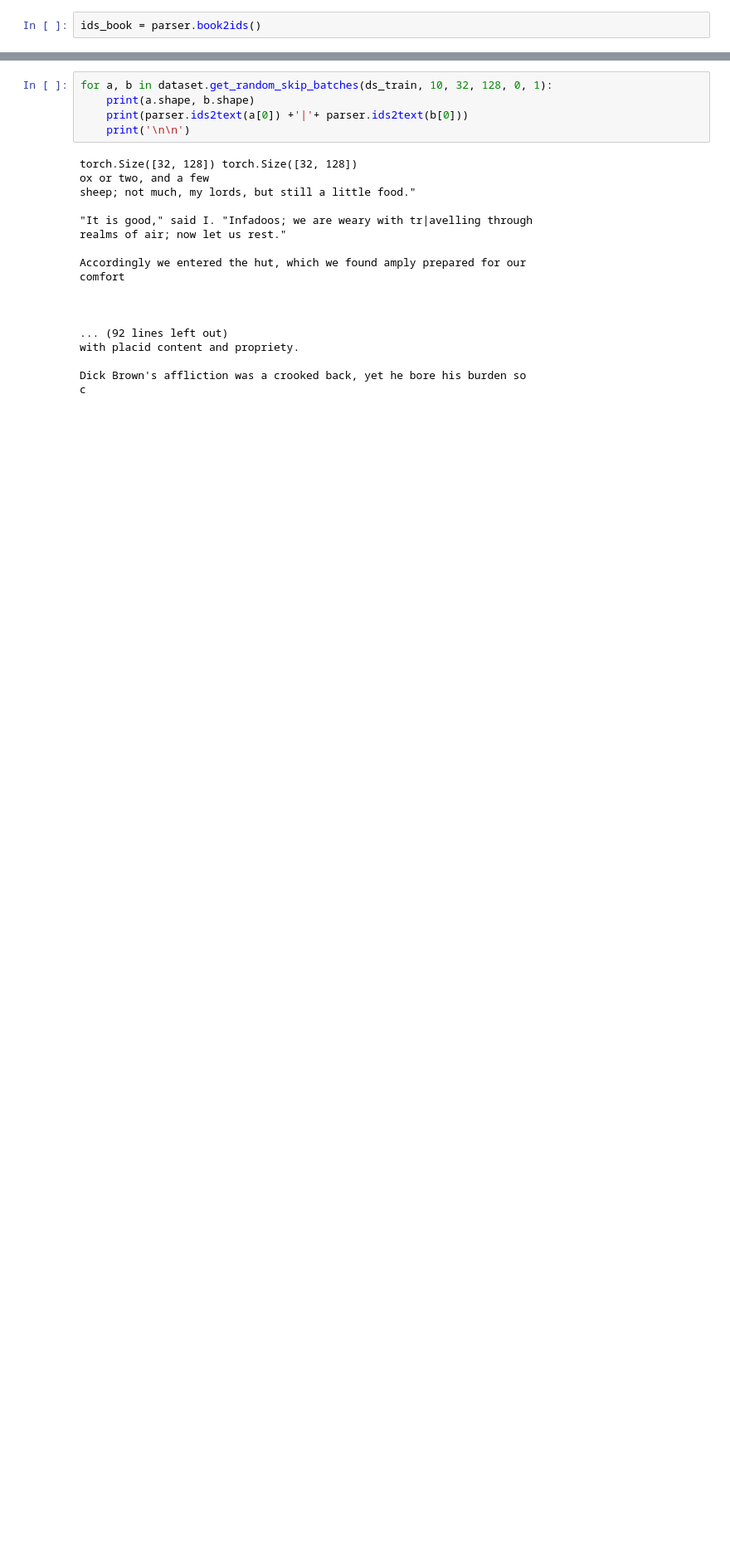
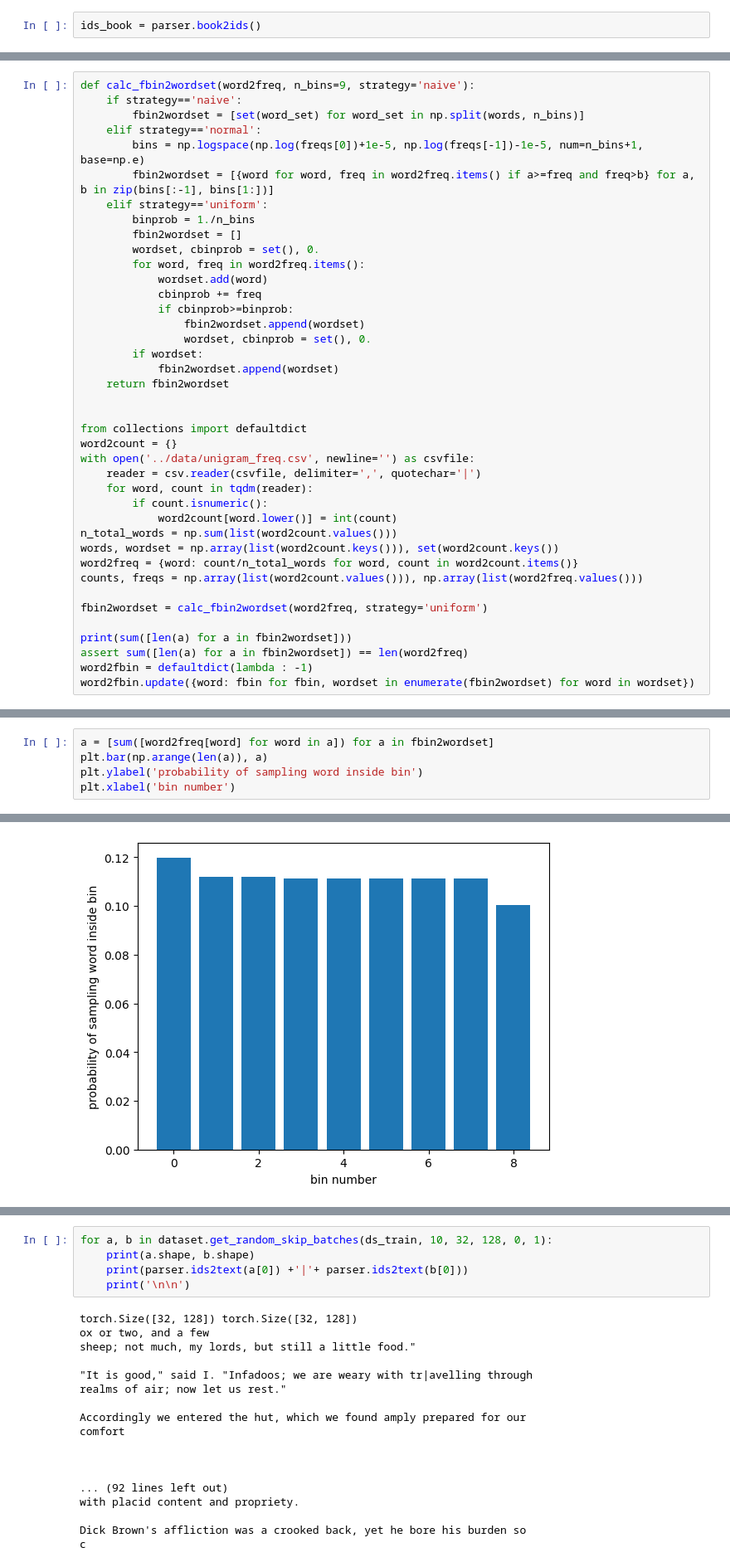
Before and after one commit to akarshkumar0101/transformer-memory, a Jupyter notebook: skip/testing.ipynb, the cells around one changed output, grey strips where cells are left out. Shown at 83% size. Drawn from its saved outputs; the diff is of its cells as text; blank space fills up the shorter version.

```diff
--- a/skip/testing.ipynb
+++ b/skip/testing.ipynb
@@ -25,0 +35,40 @@ ds_train, ds_test = dataset.create_dataset(tqdm=tqdm)
+# %%
+def calc_fbin2wordset(word2freq, n_bins=9, strategy='naive'):
+    if strategy=='naive':
+        fbin2wordset = [set(word_set) for word_set in np.split(words, n_bins)]
+    elif strategy=='normal':
+        bins = np.logspace(np.log(freqs[0])+1e-5, np.log(freqs[-1])-1e-5, num=n_bins+1, base=np.e)
+        fbin2wordset = [{word for word, freq in word2freq.items() if a>=freq and freq>b} for a, b in zip(bins[:-1], bins[1:])]
+    elif strategy=='uniform':
+        binprob = 1./n_bins
+        fbin2wordset = []
+        wordset, cbinprob = set(), 0.
+        for word, freq in word2freq.items():
+            wordset.add(word)
+            cbinprob += freq
+            if cbinprob>=binprob:
+                fbin2wordset.append(wordset)
+                wordset, cbinprob = set(), 0.
+        if wordset:
+            fbin2wordset.append(wordset)
+    return fbin2wordset
+
+
+from collections import defaultdict
+word2count = {}
+with open('../data/unigram_freq.csv', newline='') as csvfile:
+    reader = csv.reader(csvfile, delimiter=',', quotechar='|')
+    for word, count in tqdm(reader):
+        if count.isnumeric():
+            word2count[word.lower()] = int(count)
+n_total_words = np.sum(list(word2count.values()))
+words, wordset = np.array(list(word2count.keys())), set(word2count.keys())
+word2freq = {word: count/n_total_words for word, count in word2count.items()}
+counts, freqs = np.array(list(word2count.values())), np.array(list(word2freq.values()))
+
+fbin2wordset = calc_fbin2wordset(word2freq, strategy='uniform')
+
+print(sum([len(a) for a in fbin2wordset]))
+assert sum([len(a) for a in fbin2wordset]) == len(word2freq)
+word2fbin = defaultdict(lambda : -1)
+word2fbin.update({word: fbin for fbin, wordset in enumerate(fbin2wordset) for word in wordset})
@@ -25,0 +77,6 @@ ds_train, ds_test = dataset.create_dataset(tqdm=tqdm)
+# %%
+a = [sum([word2freq[word] for word in a]) for a in fbin2wordset]
+plt.bar(np.arange(len(a)), a)
+plt.ylabel('probability of sampling word inside bin')
+plt.xlabel('bin number')
+# %% [output]
@@ -25,0 +84 @@ ds_train, ds_test = dataset.create_dataset(tqdm=tqdm)
+[figure, added]
```
Also changed, not shown: parts of 21 cells of this notebook, 7 other files.
